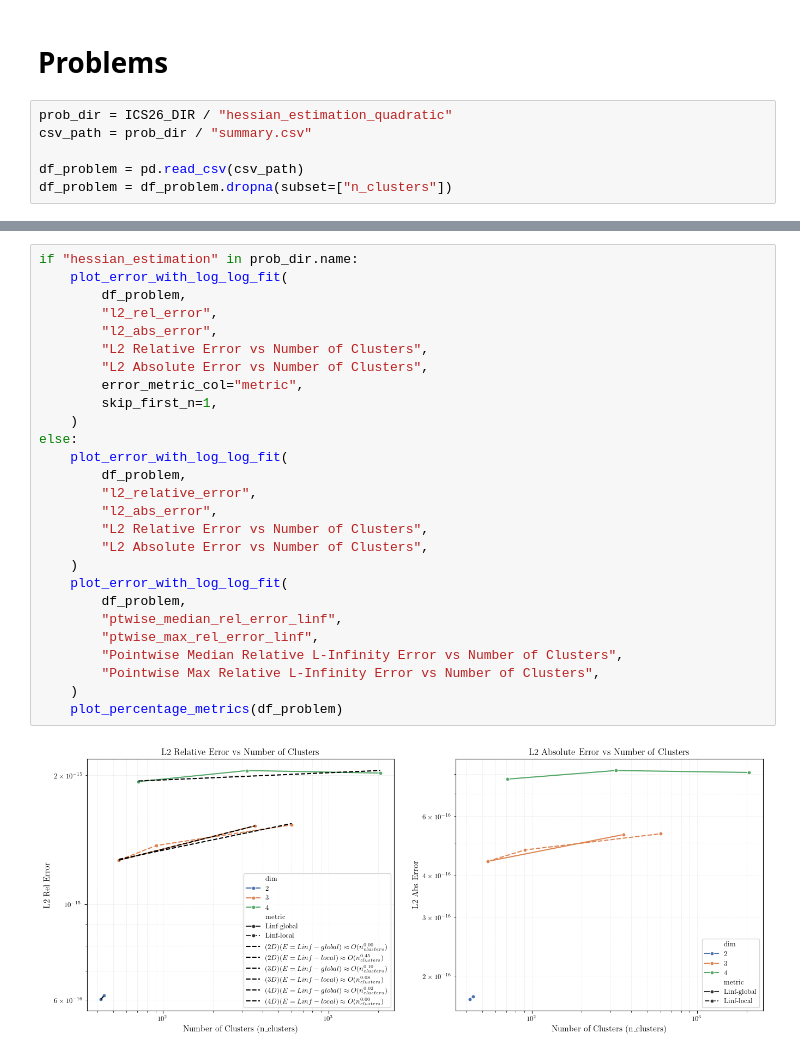
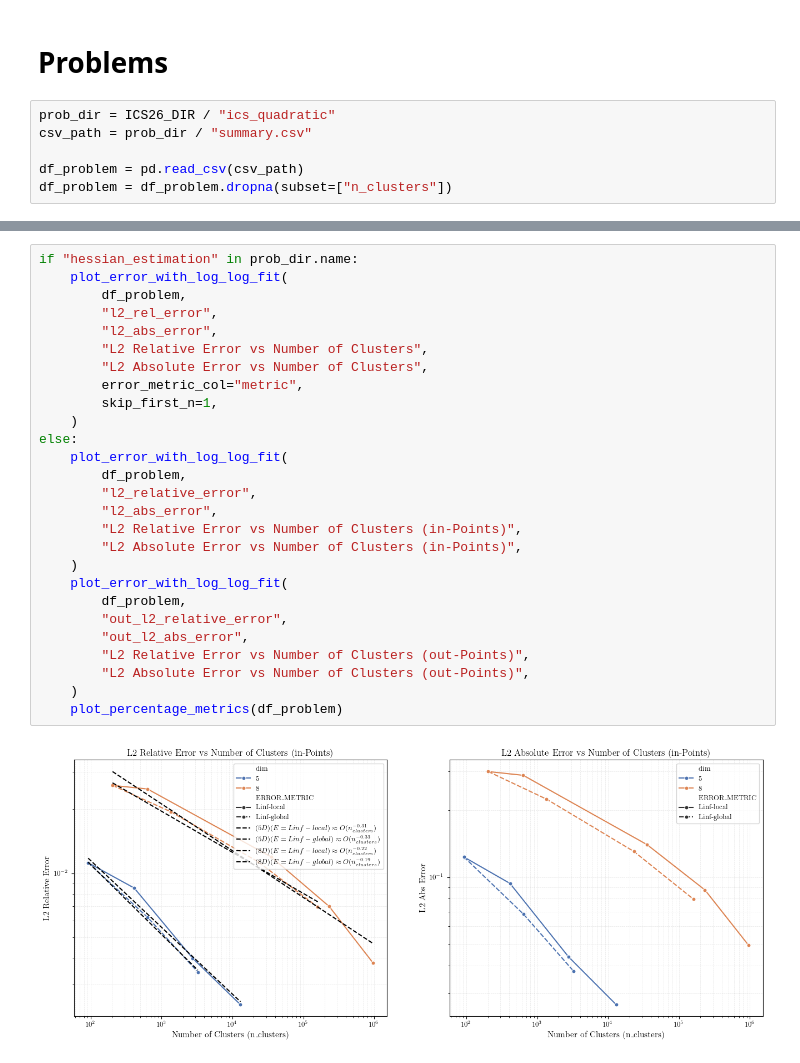
Before and after one commit to ut-padas/affini, a Jupyter notebook: ics26_eda.ipynb, the cells around one changed output, grey strips where cells are left out. Cells and saved outputs as stored; diff of their text form.

```diff
--- a/ics26_eda.ipynb
+++ b/ics26_eda.ipynb
@@ -183,7 +176,7 @@ def plot_percentage_metrics(df):
 # %% [markdown]
 # Problems
 # %%
-prob_dir = ICS26_DIR / "hessian_estimation_quadratic"
+prob_dir = ICS26_DIR / "ics_quadratic"
 csv_path = prob_dir / "summary.csv"
 
 df_problem = pd.read_csv(csv_path)
@@ -191,29 +197,29 @@ df_problem = df_problem.dropna(subset=["n_clusters"])
 # %%
 if "hessian_estimation" in prob_dir.name:
     plot_error_with_log_log_fit(
         df_problem,
         "l2_rel_error",
         "l2_abs_error",
         "L2 Relative Error vs Number of Clusters",
         "L2 Absolute Error vs Number of Clusters",
         error_metric_col="metric",
         skip_first_n=1,
     )
 else:
     plot_error_with_log_log_fit(
         df_problem,
         "l2_relative_error",
         "l2_abs_error",
-        "L2 Relative Error vs Number of Clusters",
-        "L2 Absolute Error vs Number of Clusters",
+        "L2 Relative Error vs Number of Clusters (in-Points)",
+        "L2 Absolute Error vs Number of Clusters (in-Points)",
     )
     plot_error_with_log_log_fit(
         df_problem,
-        "ptwise_median_rel_error_linf",
-        "ptwise_max_rel_error_linf",
-        "Pointwise Median Relative L-Infinity Error vs Number of Clusters",
-        "Pointwise Max Relative L-Infinity Error vs Number of Clusters",
+        "out_l2_relative_error",
+        "out_l2_abs_error",
+        "L2 Relative Error vs Number of Clusters (out-Points)",
+        "L2 Absolute Error vs Number of Clusters (out-Points)",
     )
     plot_percentage_metrics(df_problem)
 # %% [output]
-[figure, old version]
+[figure, new version]
```
Also changed, not shown: parts of 4 cells of this notebook.
